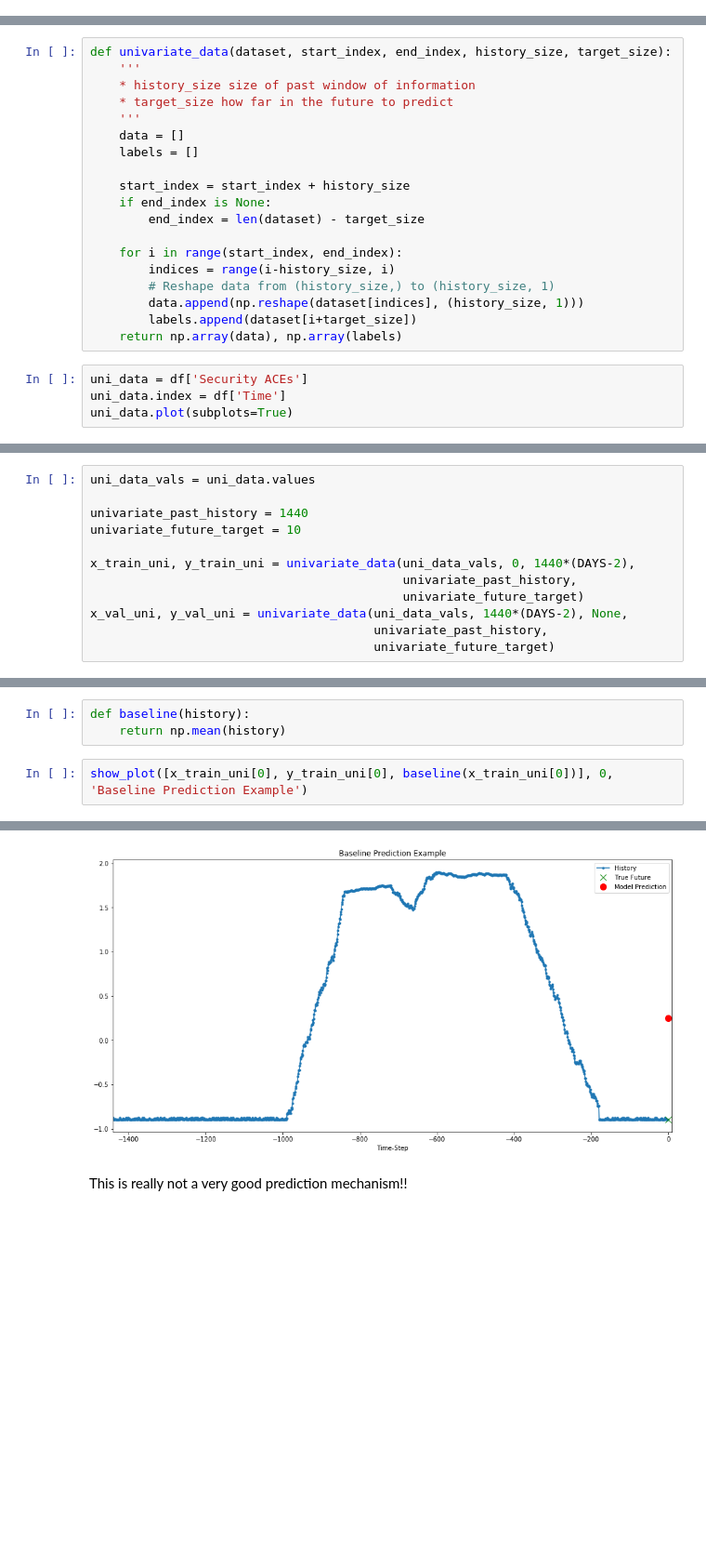
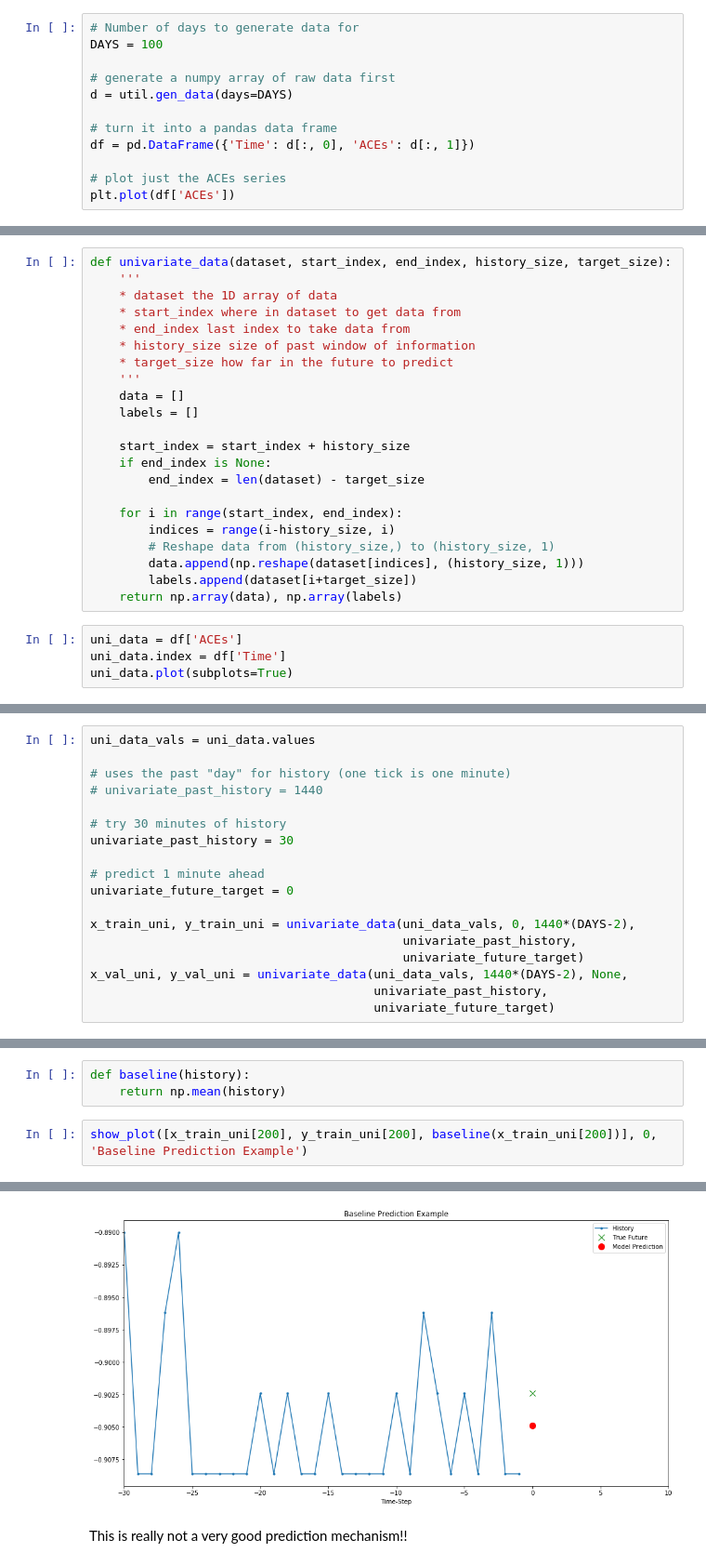
Before and after one commit to einarnn/analytics, a Jupyter notebook: tf-time-series.ipynb, the cells around one changed output, grey strips where cells are left out. Shown at 93% size. Drawn from its saved outputs; the diff is of its cells as text; blank space fills up the shorter version.

```diff
--- a/tf-time-series.ipynb
+++ b/tf-time-series.ipynb
@@ -63,0 +22,12 @@ Day 19
+# %%
+# Number of days to generate data for
+DAYS = 100
+
+# generate a numpy array of raw data first
+d = util.gen_data(days=DAYS)
+
+# turn it into a pandas data frame
+df = pd.DataFrame({'Time': d[:, 0], 'ACEs': d[:, 1]})
+
+# plot just the ACEs series
+plt.plot(df['ACEs'])
@@ -64,6 +46,9 @@ Day 19
 # %%
 def univariate_data(dataset, start_index, end_index, history_size, target_size):
     '''
+    * dataset the 1D array of data
+    * start_index where in dataset to get data from
+    * end_index last index to take data from
     * history_size size of past window of information
     * target_size how far in the future to predict
     '''
@@ -81,7 +66,7 @@ def univariate_data(dataset, start_index, end_index, history_size, target_size):
         labels.append(dataset[i+target_size])
     return np.array(data), np.array(labels)
 # %%
-uni_data = df['Security ACEs']
+uni_data = df['ACEs']
 uni_data.index = df['Time']
 uni_data.plot(subplots=True)
 # %% [output]
@@ -110,8 +95,14 @@ array([<matplotlib.axes._subplots.AxesSubplot object at 0x...>],
 # %%
 uni_data_vals = uni_data.values
 
-univariate_past_history = 1440
-univariate_future_target = 10
+# uses the past "day" for history (one tick is one minute)
+# univariate_past_history = 1440
+
+# try 30 minutes of history
+univariate_past_history = 30
+
+# predict 1 minute ahead
+univariate_future_target = 0
 
 x_train_uni, y_train_uni = univariate_data(uni_data_vals, 0, 1440*(DAYS-2),
                                            univariate_past_history,
@@ -179,10 +191,10 @@ show_plot([x_train_uni[0], y_train_uni[0]], 0, 'Sample Example').show()
 def baseline(history):
     return np.mean(history)
 # %%
-show_plot([x_train_uni[0], y_train_uni[0], baseline(x_train_uni[0])], 0, 'Baseline Prediction Example')
+show_plot([x_train_uni[200], y_train_uni[200], baseline(x_train_uni[200])], 0, 'Baseline Prediction Example')
 # %% [output]
 <module 'matplotlib.pyplot' from '/Users/einarnn/.virtualenvs/a/lib/python3.7/site-packages/matplotlib/pyplot.py'>
-[figure, old version]
+[figure, new version]
 # %% [markdown]
 This is really not a very good prediction mechanism!!
 # %% [markdown]
```
Also changed, not shown: parts of 30 cells of this notebook, 3 other files.
